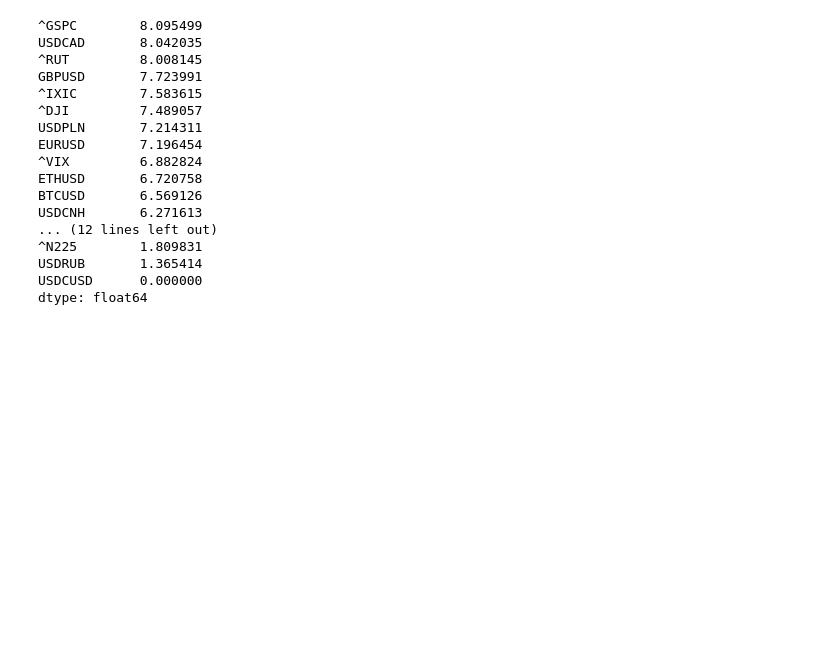
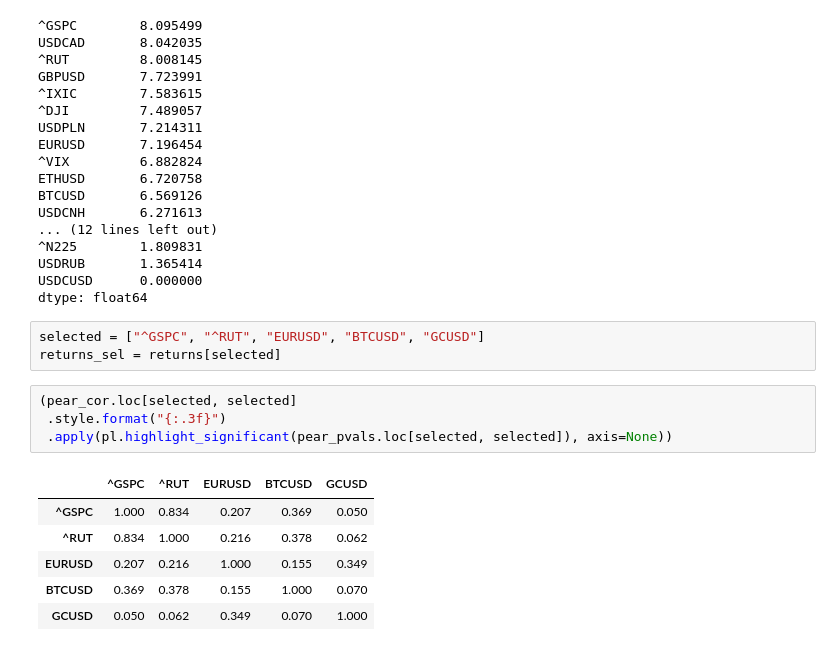
Before and after one commit to pawel-szulik/financial-market-analysis, a Jupyter notebook: notebooks/corrs_distr.ipynb, the cells around one changed output. Drawn from its saved outputs; the diff is of its cells as text; blank space fills up the shorter version.

```diff
--- a/notebooks/corrs_distr.ipynb
+++ b/notebooks/corrs_distr.ipynb
@@ -54,3 +55,17 @@ USDCNH       6.271613
 USDRUB       1.365414
 USDCUSD      0.000000
 dtype: float64
+# %%
+selected = ["^GSPC", "^RUT", "EURUSD", "BTCUSD", "GCUSD"]
+returns_sel = returns[selected]
+# %%
+(pear_cor.loc[selected, selected]
+ .style.format("{:.3f}")
+ .apply(pl.highlight_significant(pear_pvals.loc[selected, selected]), axis=None))
+# %% [output]
+|  | ^GSPC | ^RUT | EURUSD | BTCUSD | GCUSD |
+| ^GSPC | 1.000 | 0.834 | 0.207 | 0.369 | 0.050 |
+| ^RUT | 0.834 | 1.000 | 0.216 | 0.378 | 0.062 |
+| EURUSD | 0.207 | 0.216 | 1.000 | 0.155 | 0.349 |
+| BTCUSD | 0.369 | 0.378 | 0.155 | 1.000 | 0.070 |
+| GCUSD | 0.050 | 0.062 | 0.349 | 0.070 | 1.000 |
```
Also changed, not shown: parts of 4 cells of this notebook, 2 other files.
